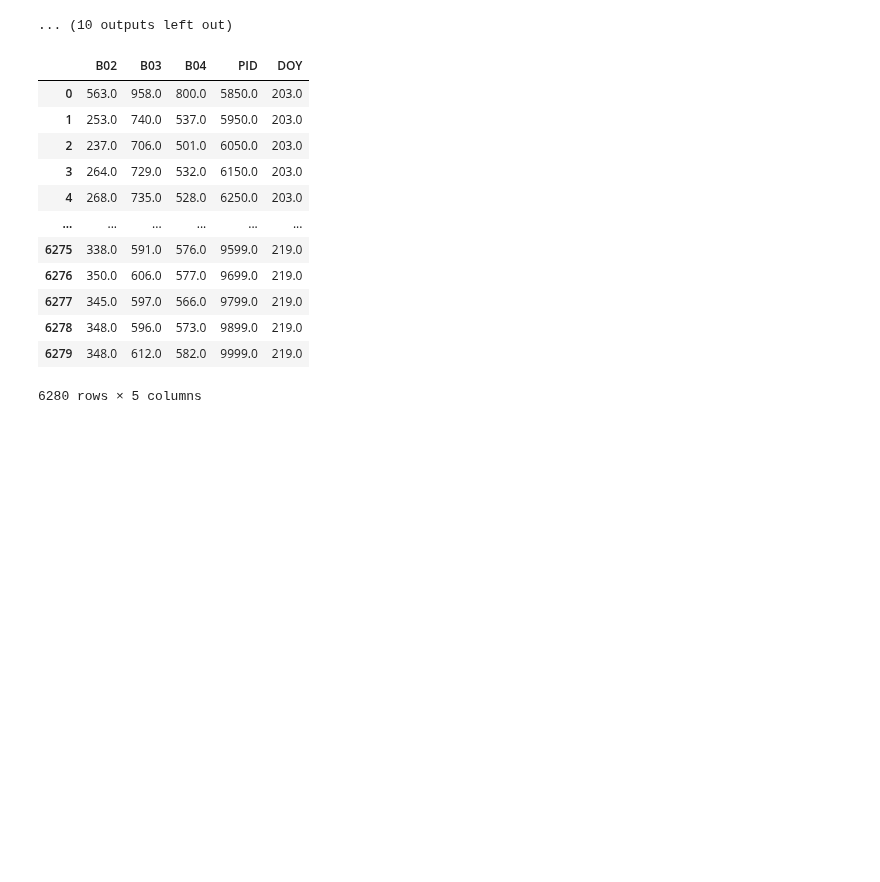
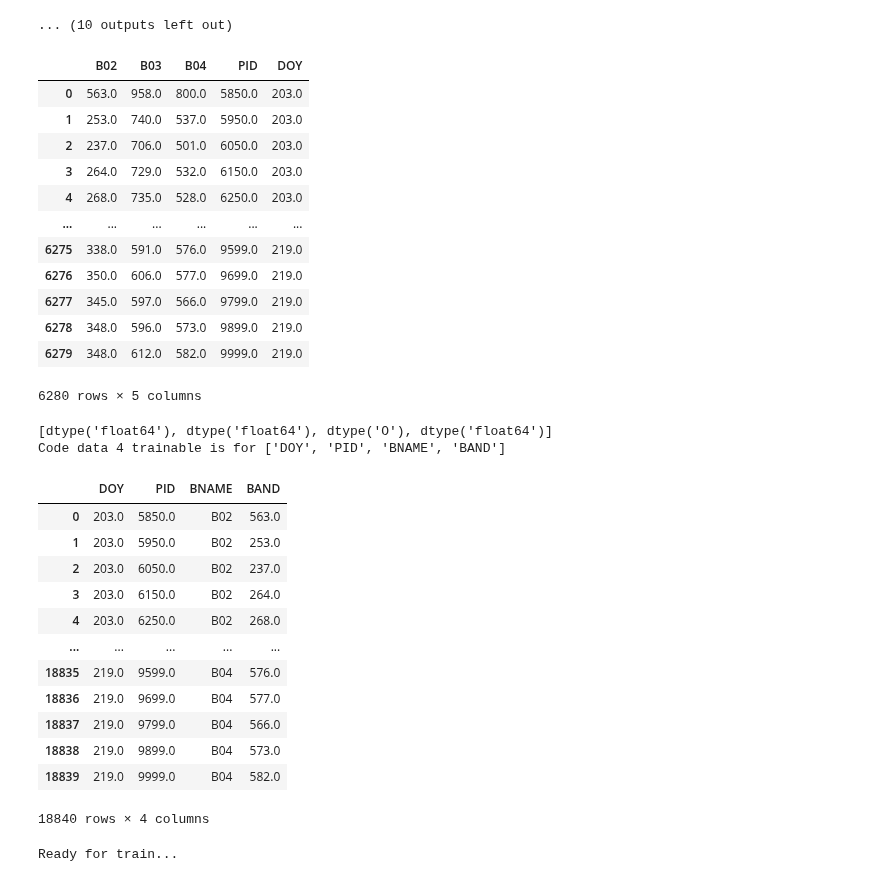
Before and after one commit to koyacolab/aispace, a Jupyter notebook: ai.ipynb, the cells around one changed output. Drawn from its saved outputs; the diff is of its cells as text; code cells hidden in the pictures; blank space fills up the shorter version.

```diff
--- a/ai.ipynb
+++ b/ai.ipynb
@@ -243,46 +243,62 @@ train_data
 # %%
 #### CODE DATA 4 TRAIN #####################################
 train_columns_list = ['B02', 'B03', 'B04', 'PID', 'DOY']
 # train_columns_list = ['B03', 'PID', 'DOY']
 data = train_data[train_columns_list].copy()
 
 display(data)
 
-# # Create a new DataFrame with four columns
-# data = data.melt(id_vars=['PID', 'DOY'], value_vars=['B02', 'B03', 'B04'],
-#                     var_name='BNAME', value_name='BAND')
+# Create a new DataFrame with four columns
+data = data.melt(id_vars=['PID', 'DOY'], value_vars=['B02', 'B03', 'B04'],
+                    var_name='BNAME', value_name='BAND')
 
-# data['BNAME'] = data['BNAME'].astype(str)
-# #############################################################
+data['BNAME'] = data['BNAME'].astype(str)
+#############################################################
 
-# # Get only trainable columns ###########################
-# train_columns_list = ['DOY', 'PID', 'BNAME', 'BAND']
+# Get only trainable columns ###########################
+train_columns_list = ['DOY', 'PID', 'BNAME', 'BAND']
 
-# data = data[train_columns_list].copy()
+data = data[train_columns_list].copy()
 
-# # data = data.astype(table_dtype)
-# print(data.dtypes.tolist())
-# # Reset the index to remove it
-# data = data.reset_index(drop=True)
-# # train_data.columns = final_columns_list
-# print(f'Code data 4 trainable is for {train_columns_list}')
-# display(data)
+# data = data.astype(table_dtype)
+print(data.dtypes.tolist())
+# Reset the index to remove it
+data = data.reset_index(drop=True)
+# train_data.columns = final_columns_list
+print(f'Code data 4 trainable is for {train_columns_list}')
+display(data)
 
-# print('Ready for train...')
+print('Ready for train...')
 # %% [output]
 |  | B02 | B03 | B04 | PID | DOY |
 | 0 | 563.0 | 958.0 | 800.0 | 5850.0 | 203.0 |
 | 1 | 253.0 | 740.0 | 537.0 | 5950.0 | 203.0 |
 | 2 | 237.0 | 706.0 | 501.0 | 6050.0 | 203.0 |
 | 3 | 264.0 | 729.0 | 532.0 | 6150.0 | 203.0 |
 | 4 | 268.0 | 735.0 | 528.0 | 6250.0 | 203.0 |
 | ... | ... | ... | ... | ... | ... |
 | 6275 | 338.0 | 591.0 | 576.0 | 9599.0 | 219.0 |
 | 6276 | 350.0 | 606.0 | 577.0 | 9699.0 | 219.0 |
 | 6277 | 345.0 | 597.0 | 566.0 | 9799.0 | 219.0 |
 | 6278 | 348.0 | 596.0 | 573.0 | 9899.0 | 219.0 |
 | 6279 | 348.0 | 612.0 | 582.0 | 9999.0 | 219.0 |
 6280 rows × 5 columns
+[dtype('float64'), dtype('float64'), dtype('O'), dtype('float64')]
+Code data 4 trainable is for ['DOY', 'PID', 'BNAME', 'BAND']
+|  | DOY | PID | BNAME | BAND |
+| 0 | 203.0 | 5850.0 | B02 | 563.0 |
+| 1 | 203.0 | 5950.0 | B02 | 253.0 |
+| 2 | 203.0 | 6050.0 | B02 | 237.0 |
+| 3 | 203.0 | 6150.0 | B02 | 264.0 |
+| 4 | 203.0 | 6250.0 | B02 | 268.0 |
+| ... | ... | ... | ... | ... |
+| 18835 | 219.0 | 9599.0 | B04 | 576.0 |
+| 18836 | 219.0 | 9699.0 | B04 | 577.0 |
+| 18837 | 219.0 | 9799.0 | B04 | 566.0 |
+| 18838 | 219.0 | 9899.0 | B04 | 573.0 |
+| 18839 | 219.0 | 9999.0 | B04 | 582.0 |
+18840 rows × 4 columns
+Ready for train...
 # %%
 # #### TRAIN TOKENIZER FOR HLS DATA ################################################
 # #### TRAIN ONCE AND COMMENT FOR AVOID FORKING TOKENIZER ##########################
```
Also changed, not shown: parts of 2 cells of this notebook, 2 other files.
